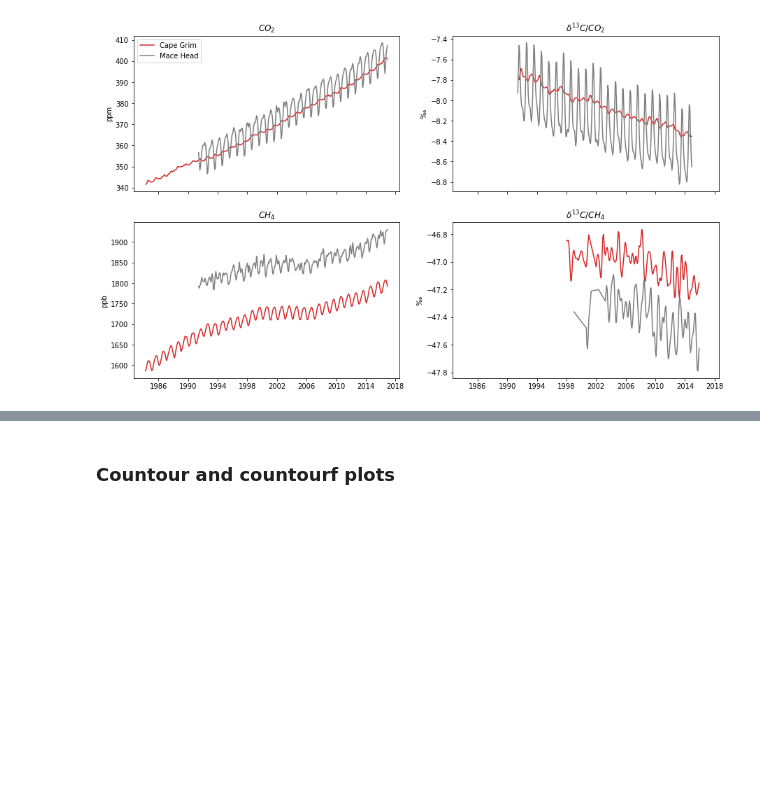
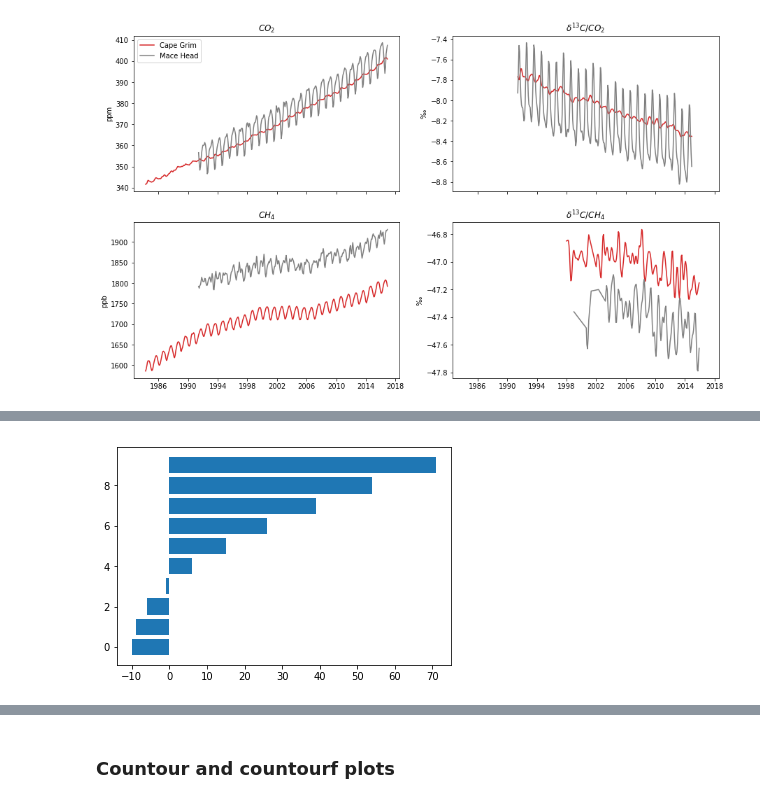
Before and after one commit to ueapy/pythoncourse2018-materials, a Jupyter notebook: notebooks/15-Matplotlib.ipynb, the cells around one changed output, grey strips where cells are left out. Drawn from its saved outputs; the diff is of its cells as text; code cells hidden in the pictures; blank space fills up the shorter version.

```diff
--- a/notebooks/15-Matplotlib.ipynb
+++ b/notebooks/15-Matplotlib.ipynb
@@ -494,0 +506,4 @@ break
+# %%
+plt.barh(x, barh_width);
+# %% [output]
+[figure, added]
```
Also changed, not shown: parts of 90 cells of this notebook.
